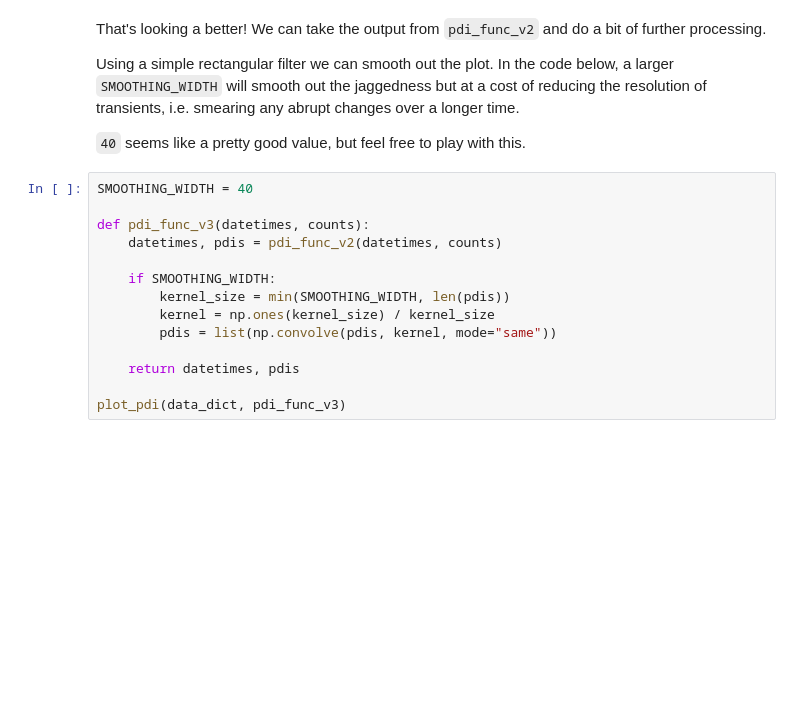
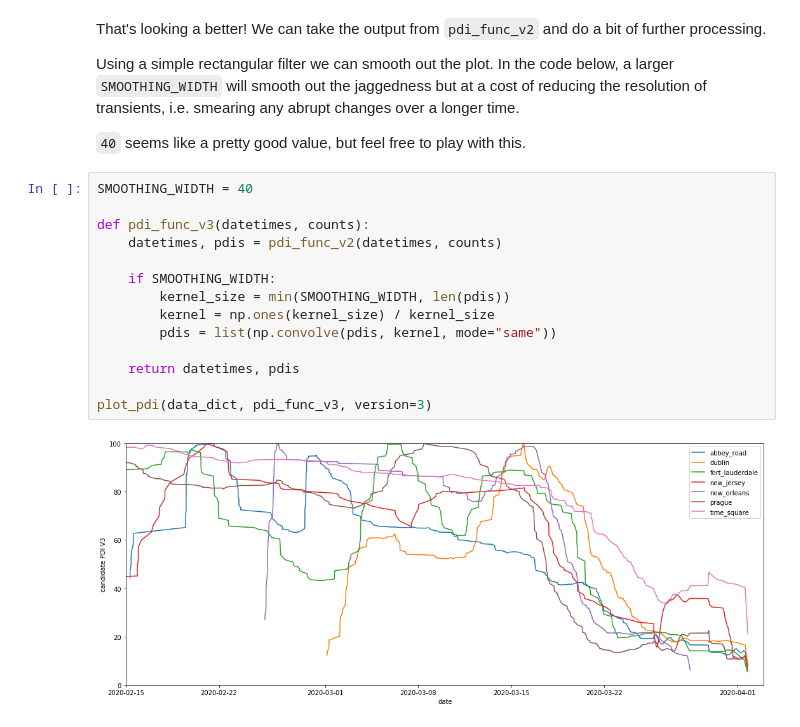
Before and after one commit to voxel51/pandemic51, a Jupyter notebook: analysis/pdi_analysis.ipynb, the cells around one changed output. Drawn from its saved outputs; the diff is of its cells as text; blank space fills up the shorter version.

```diff
--- a/analysis/pdi_analysis.ipynb
+++ b/analysis/pdi_analysis.ipynb
@@ -135,14 +156,16 @@ Using a simple rectangular filter we can smooth out the plot. In the code below,
 # %%
 SMOOTHING_WIDTH = 40
 
 def pdi_func_v3(datetimes, counts):
     datetimes, pdis = pdi_func_v2(datetimes, counts)
 
     if SMOOTHING_WIDTH:
         kernel_size = min(SMOOTHING_WIDTH, len(pdis))
         kernel = np.ones(kernel_size) / kernel_size
         pdis = list(np.convolve(pdis, kernel, mode="same"))
 
     return datetimes, pdis
 
-plot_pdi(data_dict, pdi_func_v3)
+plot_pdi(data_dict, pdi_func_v3, version=3)
+# %% [output]
+[figure, added]
```
Also changed, not shown: parts of 9 cells of this notebook, 1 other file.
